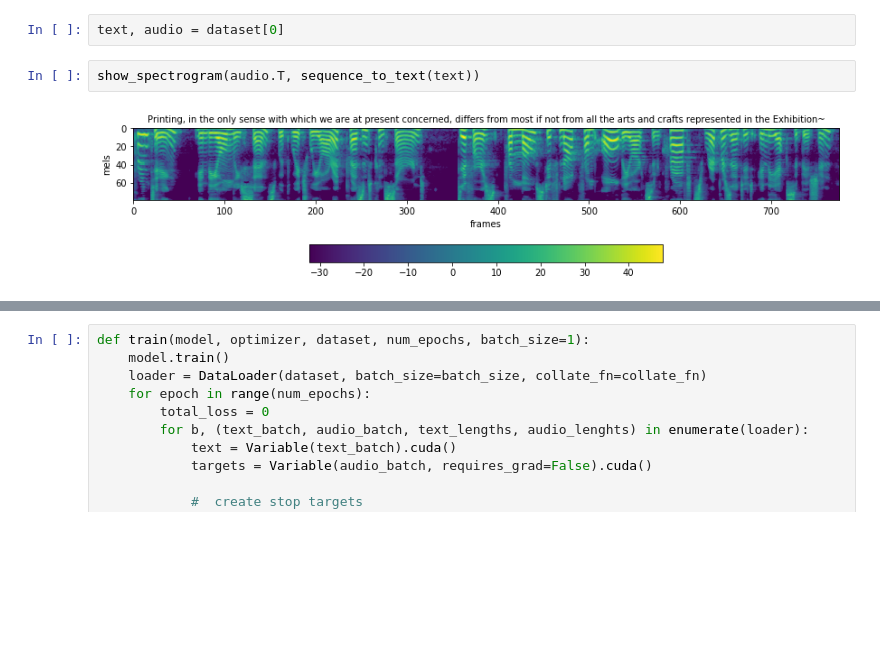
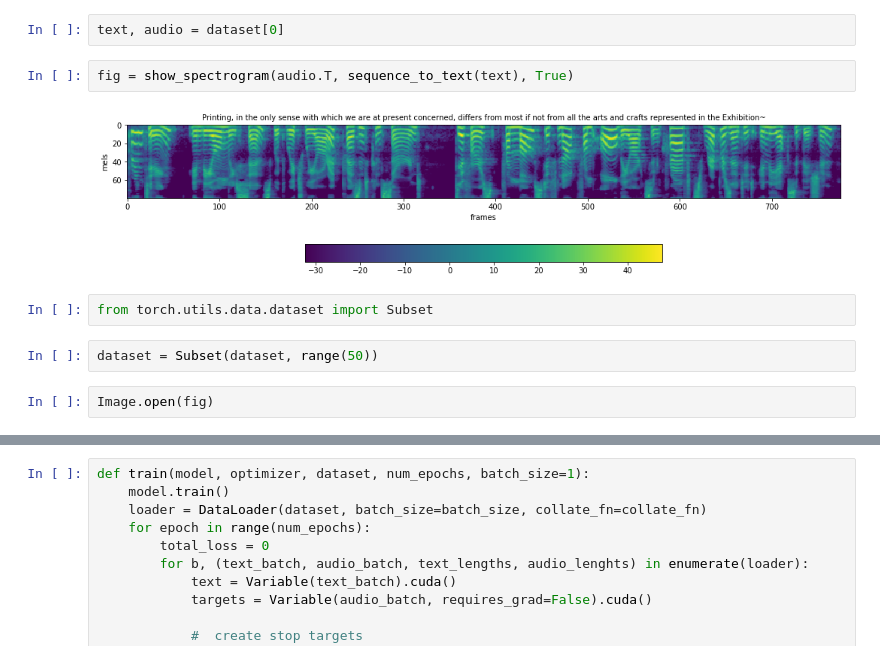
Before and after one commit to A-Jacobson/tacotron2, a Jupyter notebook: spectrogramnet.ipynb, the cells around one changed output, grey strips where cells are left out. Cells and saved outputs as stored; diff of their text form; blank space fills up the shorter version.

```diff
--- a/spectrogramnet.ipynb
+++ b/spectrogramnet.ipynb
@@ -23,9 +23,15 @@ dataset = LJSpeechDataset(path=PATH, text_transforms=text_to_sequence,
 # %%
 text, audio = dataset[0]
 # %%
-show_spectrogram(audio.T, sequence_to_text(text))
+fig = show_spectrogram(audio.T, sequence_to_text(text), True)
 # %% [output]
-[figure, old version]
+[figure, new version]
+# %%
+from torch.utils.data.dataset import Subset
+# %%
+dataset = Subset(dataset, range(50))
+# %%
+Image.open(fig)
 # %%
 melnet = MelSpectrogramNet()
 melnet.cuda()
```
Also changed, not shown: parts of 3 cells of this notebook, 12 other files.
